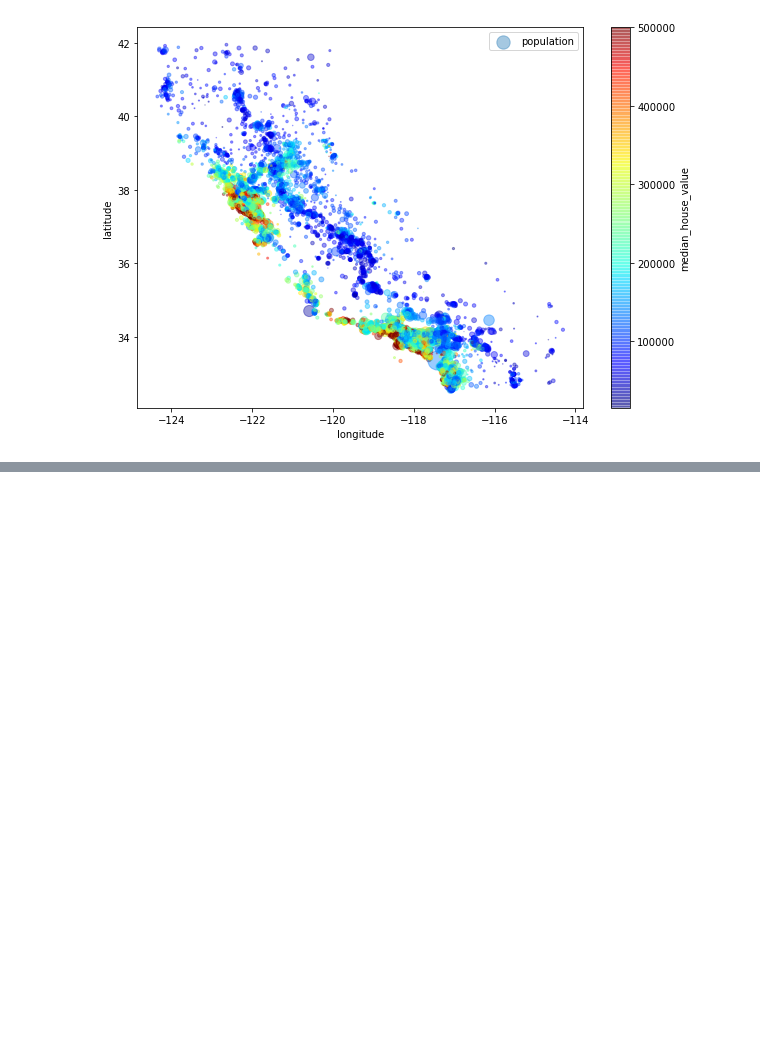
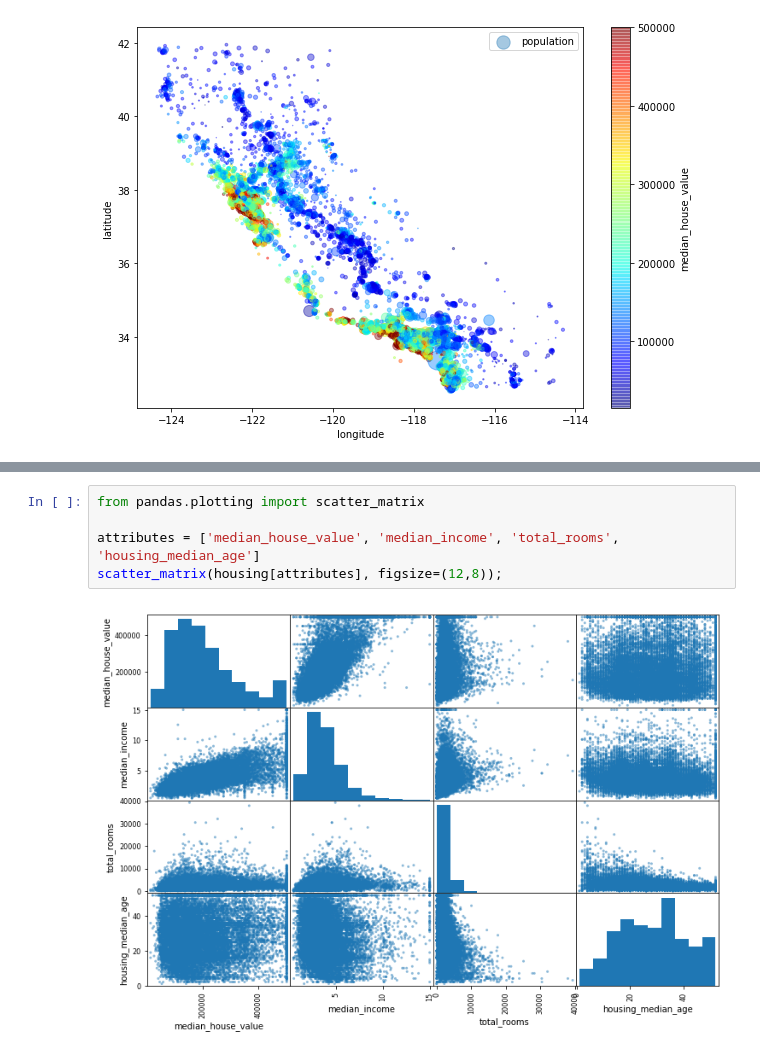
Before and after one commit to LinuxAI-PKU/ml-workspace, a Jupyter notebook: housing-regression.ipynb, the cells around one changed output, grey strips where cells are left out. Saved outputs shown, nothing was run; the diff lists cells and outputs as text; blank space fills up the shorter version.

```diff
--- a/housing-regression.ipynb
+++ b/housing-regression.ipynb
@@ -255,0 +302,7 @@ Looking for Correlations Since the dataset is not too large, you can easily comp
+# %%
+from pandas.plotting import scatter_matrix
+
+attributes = ['median_house_value', 'median_income', 'total_rooms', 'housing_median_age']
+scatter_matrix(housing[attributes], figsize=(12,8));
+# %% [output]
+[figure, added]
```
Also changed, not shown: parts of 45 cells of this notebook, 1 other file.
